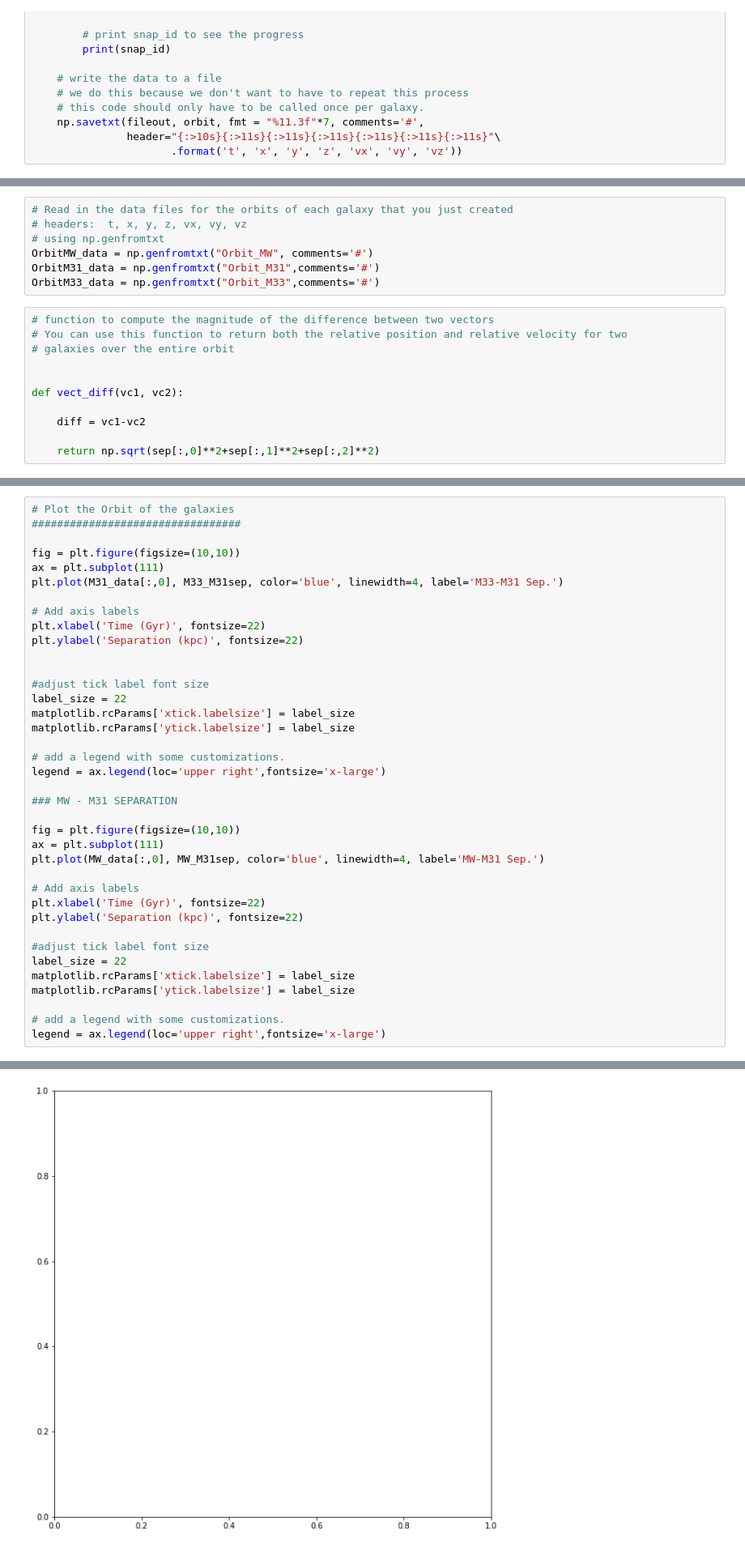
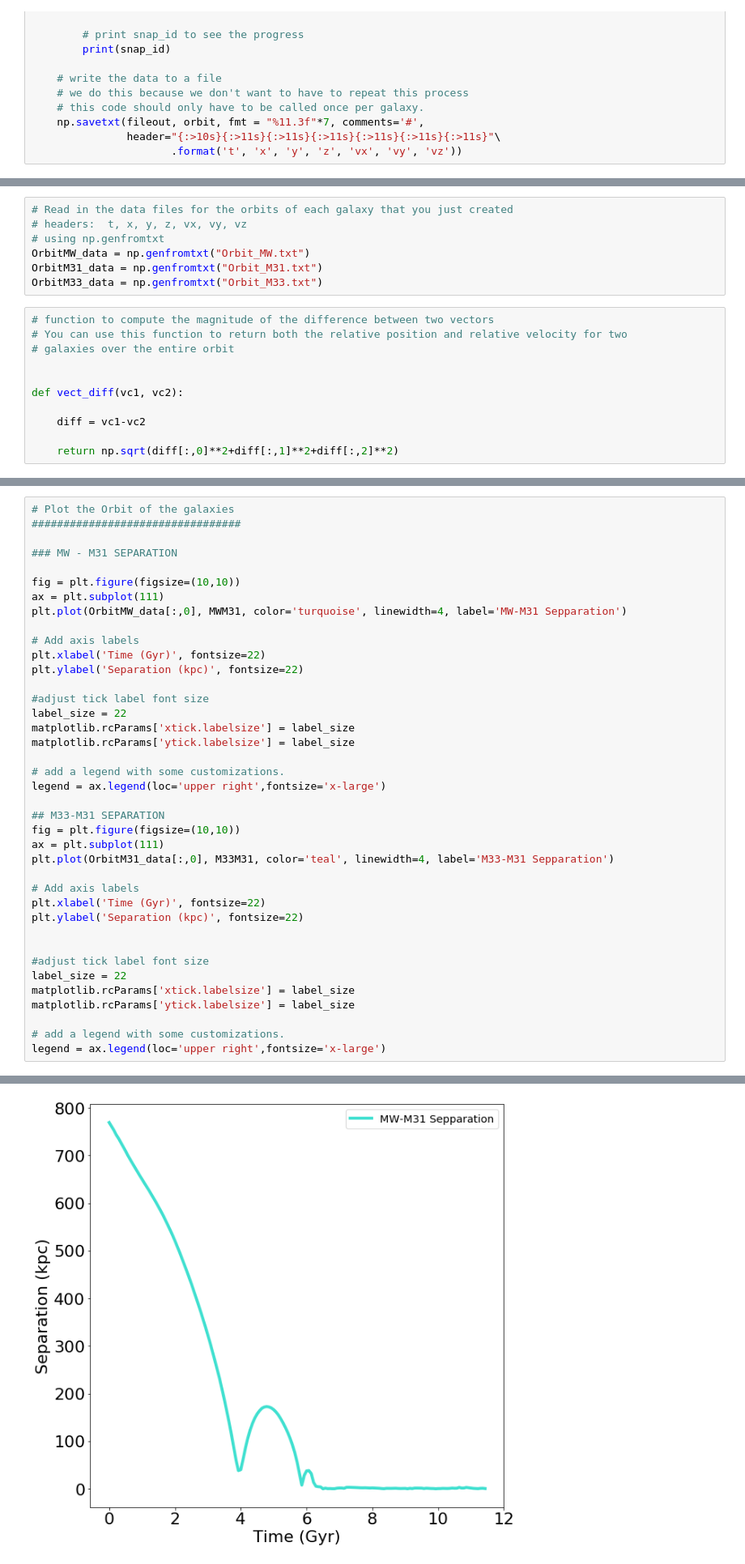
Before and after one commit to Ximena89/400B_STEPHENSON, a Jupyter notebook: Homeworks/Homework6/OrbitCOM.ipynb, the cells around one changed output, grey strips where cells are left out. Shown: that part at 81% size. Cells and saved outputs as stored; diff of their text form.

Commit message:
:tada: plots done, code works

```diff
--- a/Homeworks/Homework6/OrbitCOM.ipynb
+++ b/Homeworks/Homework6/OrbitCOM.ipynb
@@ -135,9 +110,9 @@ ValueError: Expected 1D or 2D array, got 0D array instead
 # Read in the data files for the orbits of each galaxy that you just created
 # headers:  t, x, y, z, vx, vy, vz
 # using np.genfromtxt
-OrbitMW_data = np.genfromtxt("Orbit_MW", comments='#')
-OrbitM31_data = np.genfromtxt("Orbit_M31",comments='#')
-OrbitM33_data = np.genfromtxt("Orbit_M33",comments='#')
+OrbitMW_data = np.genfromtxt("Orbit_MW.txt")
+OrbitM31_data = np.genfromtxt("Orbit_M31.txt")
+OrbitM33_data = np.genfromtxt("Orbit_M33.txt")
 # %%
 # function to compute the magnitude of the difference between two vectors
 # You can use this function to return both the relative position and relative velocity for two
@@ -148,7 +123,7 @@ def vect_diff(vc1, vc2):
 
     diff = vc1-vc2
 
-    return np.sqrt(sep[:,0]**2+sep[:,1]**2+sep[:,2]**2)
+    return np.sqrt(diff[:,0]**2+diff[:,1]**2+diff[:,2]**2)
 # %%
 # Determine the magnitude of the relative position and velocities
 
@@ -165,9 +138,28 @@ IndexError: too many indices for array
 # Plot the Orbit of the galaxies
 #################################
 
+### MW - M31 SEPARATION
+
 fig = plt.figure(figsize=(10,10))
 ax = plt.subplot(111)
-plt.plot(M31_data[:,0], M33_M31sep, color='blue', linewidth=4, label='M33-M31 Sep.')
+plt.plot(OrbitMW_data[:,0], MWM31, color='turquoise', linewidth=4, label='MW-M31 Sepparation')
+
+# Add axis labels
+plt.xlabel('Time (Gyr)', fontsize=22)
+plt.ylabel('Separation (kpc)', fontsize=22)
+
+#adjust tick label font size
+label_size = 22
+matplotlib.rcParams['xtick.labelsize'] = label_size
+matplotlib.rcParams['ytick.labelsize'] = label_size
+
+# add a legend with some customizations.
+legend = ax.legend(loc='upper right',fontsize='x-large')
+
+## M33-M31 SEPARATION
+fig = plt.figure(figsize=(10,10))
+ax = plt.subplot(111)
+plt.plot(OrbitM31_data[:,0], M33M31, color='teal', linewidth=4, label='M33-M31 Sepparation')
 
 # Add axis labels
 plt.xlabel('Time (Gyr)', fontsize=22)
@@ -181,22 +173,4 @@ matplotlib.rcParams['ytick.labelsize'] = label_size
 
 # add a legend with some customizations.
 legend = ax.legend(loc='upper right',fontsize='x-large')
-
-### MW - M31 SEPARATION
-
-fig = plt.figure(figsize=(10,10))
-ax = plt.subplot(111)
-plt.plot(MW_data[:,0], MW_M31sep, color='blue', linewidth=4, label='MW-M31 Sep.')
-
-# Add axis labels
-plt.xlabel('Time (Gyr)', fontsize=22)
-plt.ylabel('Separation (kpc)', fontsize=22)
-
-#adjust tick label font size
-label_size = 22
-matplotlib.rcParams['xtick.labelsize'] = label_size
-matplotlib.rcParams['ytick.labelsize'] = label_size
-
-# add a legend with some customizations.
-legend = ax.legend(loc='upper right',fontsize='x-large')
 # %% [output]
@@ -204 +177 @@ NameError: name 'M31_data' is not defined
-[figure, old version]
+[figure, new version]
```
Also changed, not shown: parts of 7 cells of this notebook.
